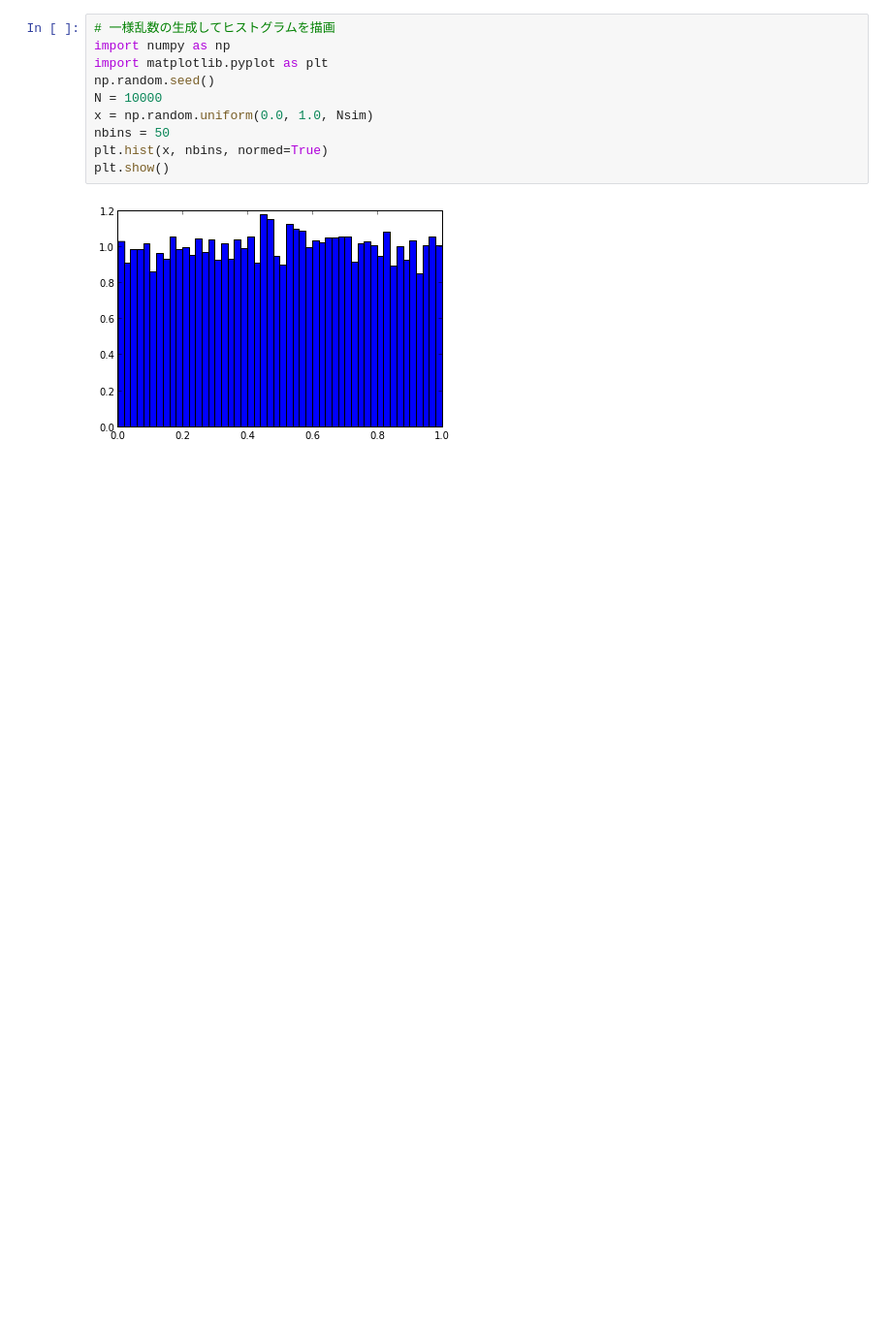
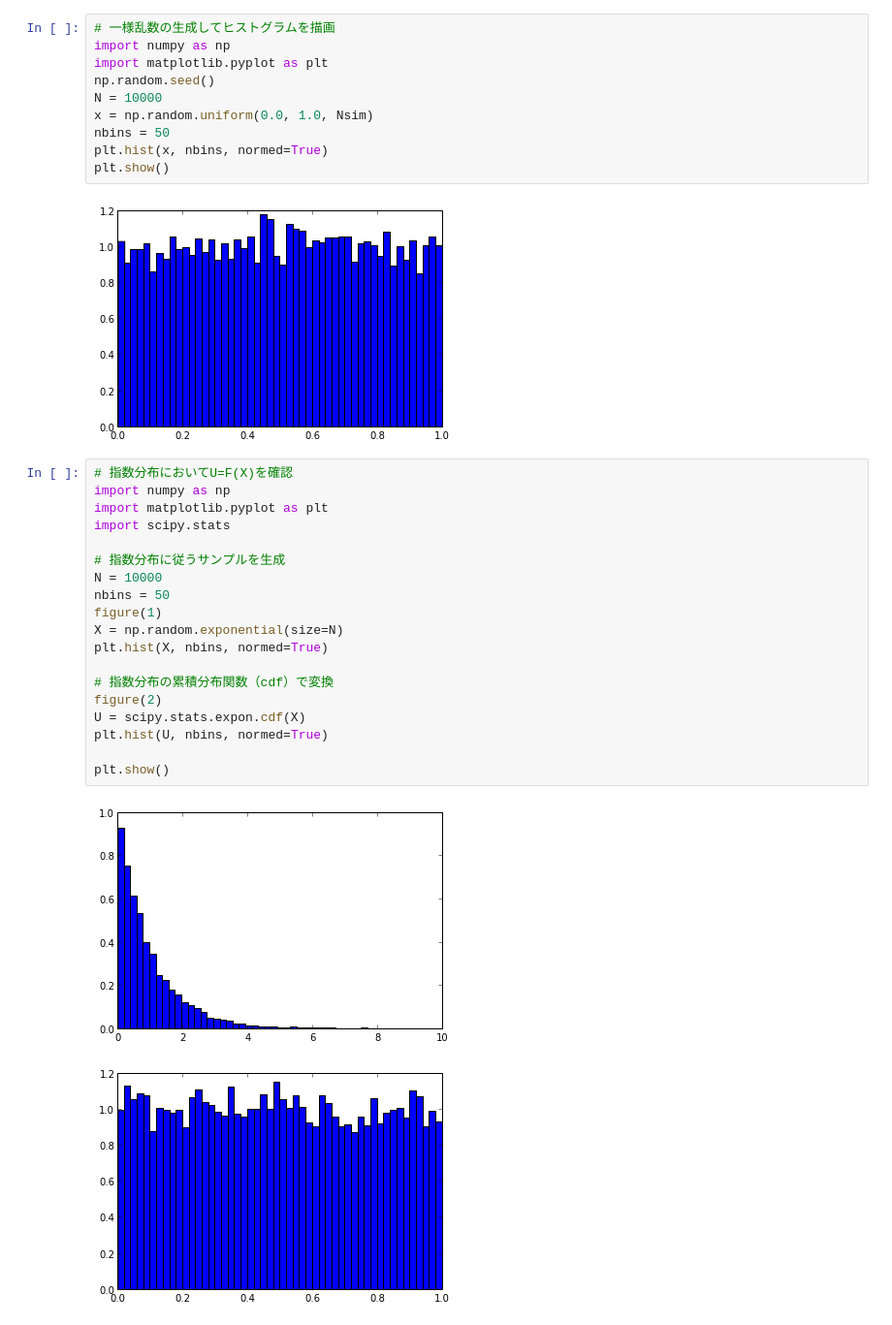
Before and after one commit to aidiary/PRML, a Jupyter notebook: ch11/monte_carlo.ipynb, the cells around one changed output. Shown: that part at 97% size. Saved outputs shown, nothing was run; the diff lists cells and outputs as text; blank space fills up the shorter version.

```diff
--- a/ch11/monte_carlo.ipynb
+++ b/ch11/monte_carlo.ipynb
@@ -10,6 +10,28 @@ plt.hist(x, nbins, normed=True)
 plt.show()
 # %% [output]
 [figure]
+# %%
+# 指数分布においてU=F(X)を確認
+import numpy as np
+import matplotlib.pyplot as plt
+import scipy.stats
+
+# 指数分布に従うサンプルを生成
+N = 10000
+nbins = 50
+figure(1)
+X = np.random.exponential(size=N)
+plt.hist(X, nbins, normed=True)
+
+# 指数分布の累積分布関数（cdf）で変換
+figure(2)
+U = scipy.stats.expon.cdf(X)
+plt.hist(U, nbins, normed=True)
+
+plt.show()
+# %% [output]
+[figure, added]
+[figure, added]
 # %%
 # 逆変換法で一様分布から指数分布を得る
 import numpy as np
```
Also changed, not shown: parts of 6 cells of this notebook.
